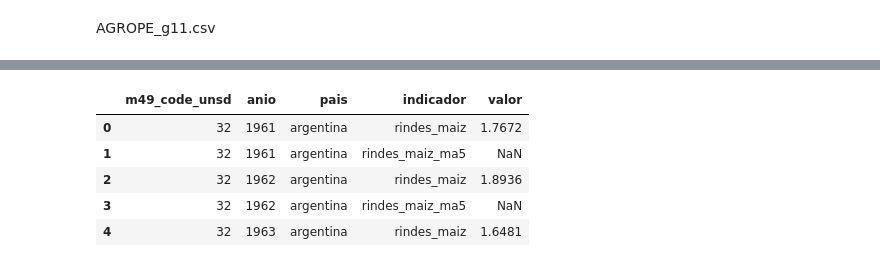
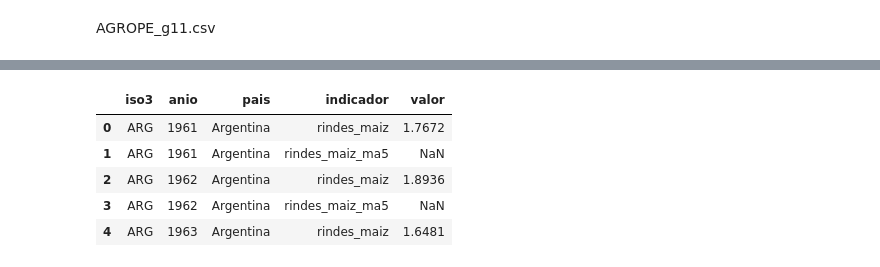
Before and after one commit to Ignacio-Ibarra/argendata-qa, a Jupyter notebook: tools/analysis.ipynb, the cells around one changed output, grey strips where cells are left out. Cells and saved outputs as stored; diff of their text form; code cells hidden in the pictures.

```diff
--- a/tools/analysis.ipynb
+++ b/tools/analysis.ipynb
@@ -14,9 +15,9 @@ def gsheet_download_csv(id: str, target: str, url_template="https://docs.google.
     url = url_template.format(id=id)
     return urllib.request.urlretrieve(url, target)
 
-gsheet_download_csv('1kK1Yu6gz5kEWe_i0vamiGttkXUH5H90e', 'nomenclador.csv')
+gsheet_download_csv('1UyfAnRCes0OAOUR0aARfkfegTsUl4Puw', 'nomenclador.csv')
 paises = pd.read_csv('./nomenclador.csv')
-pais = {k:v for k,v in paises[['iso3', 'iso3_desc_fundar']].iloc}
+pais = {k:v for k,v in paises[['codigo_fundar', 'desc_fundar']].iloc}
 codes_set = set(pais.keys())
 
 lista_cambios = []
@@ -1054,41 +1046,41 @@ codes_set_m49_cod = set(pais_m49_cod.keys())
 drop = drop_colx
 to_long = wide_to_longx
 renombrar = rename_colsx
-nomenclar_paises = partial(normalize_countriesx, map=pais_m49_cod)
+nomenclar_paises = partial(normalize_countriesx, map=pais)
 replace = replace_valuex
 sort = sort_vals_ascx
 exportar = lambda df: exportar_definitivo(archivo=archivo, folder=folder, df=df, nuevo_nombre=None)
 
 
 
 pipeline = chain(
-    nomenclar_paises(code_col='m49_code_unsd', new_col=None, desc_col='pais'),
+    nomenclar_paises(code_col='iso3', new_col=None, desc_col='pais'),
     # drop(col="countryname"),
     to_long(primary_keys + ['pais']),
     sort(primary_keys),
     # renombrar({'iso3': 'cod_fundar','time':'anio'}),
     # replace(col='pov_type', curr_value='with_transfers', new_value='Con transferencias'),
     # replace(col='pov_type', curr_value='without_transfers', new_value='Sin transferencias'),
     # replace(col='pov_type', curr_value='difference', new_value='Diferencia')
     # drop('region_name'),
     # renombrar({'time': 'anio'}),
     # nomenclar_paises(code_col='cod_area', new_col="desc_area"),
     #renombrar({'iso3': 'pais'}),
 
 )
 
 _df = pipeline(df)
 
 diccionario_cambios[archivo] = lista_cambios.copy()
 
 _df.head()
 # %% [output]
-|  | m49_code_unsd | anio | pais | indicador | valor |
-| 0 | 32 | 1961 | argentina | rindes_maiz | 1.7672 |
-| 1 | 32 | 1961 | argentina | rindes_maiz_ma5 | NaN |
-| 2 | 32 | 1962 | argentina | rindes_maiz | 1.8936 |
-| 3 | 32 | 1962 | argentina | rindes_maiz_ma5 | NaN |
-| 4 | 32 | 1963 | argentina | rindes_maiz | 1.6481 |
+|  | iso3 | anio | pais | indicador | valor |
+| 0 | ARG | 1961 | Argentina | rindes_maiz | 1.7672 |
+| 1 | ARG | 1961 | Argentina | rindes_maiz_ma5 | NaN |
+| 2 | ARG | 1962 | Argentina | rindes_maiz | 1.8936 |
+| 3 | ARG | 1962 | Argentina | rindes_maiz_ma5 | NaN |
+| 4 | ARG | 1963 | Argentina | rindes_maiz | 1.6481 |
 # %%
 diccionario_cambios
 # %% [output]
```
Also changed, not shown: parts of 152 cells of this notebook.
